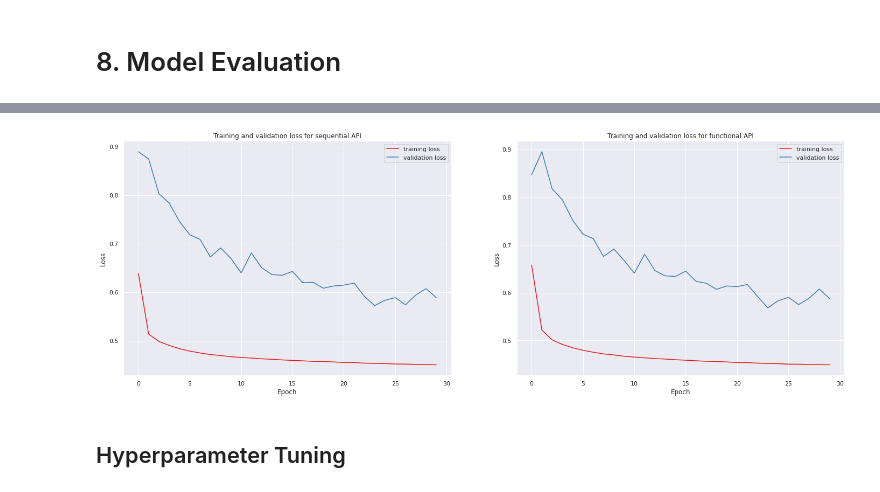
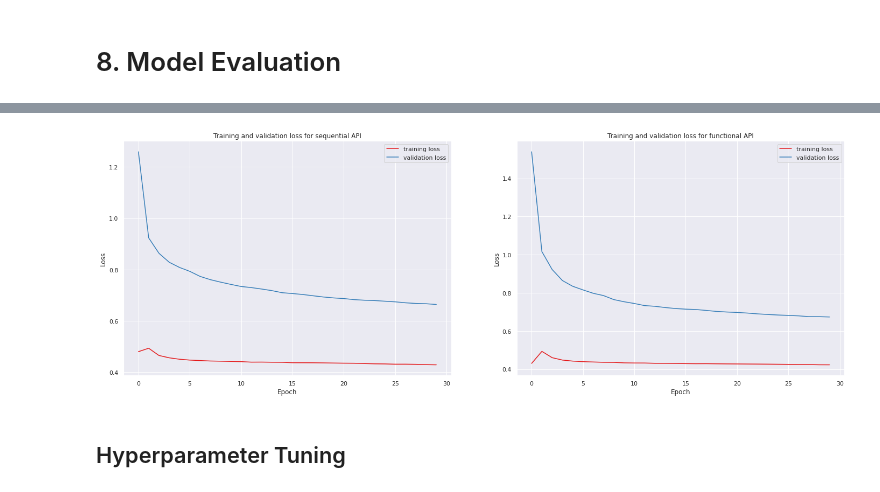
Before and after one commit to NikkiSatmaka/sticky-customers-operation, a Jupyter notebook: h8dsft_Milestone1P2_nikki_satmaka.ipynb, the cells around one changed output, grey strips where cells are left out. Saved outputs shown, nothing was run; the diff lists cells and outputs as text; code cells hidden in the pictures.

Commit message:
now uses validation data

```diff
--- a/h8dsft_Milestone1P2_nikki_satmaka.ipynb
+++ b/h8dsft_Milestone1P2_nikki_satmaka.ipynb
@@ -1098,9 +1166,8 @@ Preprocessing is finished
 # %%
 # declare keras model using Sequential API
 model_seq = keras.Sequential([
-    keras.layers.Dense(units=9, input_shape=X_train_final.shape[1:], activation='relu', kernel_initializer=keras.initializers.RandomNormal(mean=0.0, stddev=0.05, seed=42)),
-    keras.layers.Dense(units=6, activation='relu', kernel_initializer=keras.initializers.RandomNormal(mean=0.0, stddev=0.05, seed=42)),
-    keras.layers.Dense(units=3, activation='relu', kernel_initializer=keras.initializers.RandomNormal(mean=0.0, stddev=0.05, seed=42)),
+    keras.layers.Dense(units=8, input_shape=X_train_final.shape[1:], activation='relu'),
+    keras.layers.Dense(units=4, activation='relu'),
     keras.layers.Dense(units=1, activation='sigmoid'),
 ])
 
@@ -1139,10 +1201,9 @@ _________________________________________________________________
 # %%
 # declare keras model using functional API
 input_ = keras.layers.Input(shape=X_train_final.shape[1:])
-hidden_1 = keras.layers.Dense(units=9, activation='relu', kernel_initializer=keras.initializers.RandomNormal(mean=0.0, stddev=0.05, seed=42))(input_)
-hidden_2 = keras.layers.Dense(units=6, activation='relu', kernel_initializer=keras.initializers.RandomNormal(mean=0.0, stddev=0.05, seed=42))(hidden_1)
-hidden_3 = keras.layers.Dense(units=3, activation='relu', kernel_initializer=keras.initializers.RandomNormal(mean=0.0, stddev=0.05, seed=42))(hidden_2)
-output = keras.layers.Dense(units=1, activation='sigmoid')(hidden_3)
+hidden_1 = keras.layers.Dense(units=8, activation='relu')(input_)
+hidden_2 = keras.layers.Dense(units=4, activation='relu')(hidden_1)
+output = keras.layers.Dense(units=1, activation='sigmoid')(hidden_2)
 model_func = keras.Model(inputs=input_, outputs=output)
 
 # compile model
@@ -1181,9 +1240,9 @@ _________________________________________________________________
 
 # train model with sequential API
 history_seq = model_seq.fit(
-    X_train_final, y_train_final,
+    train_dataset,
     epochs=30,
-    validation_split=0.2,
+    validation_data=valid_dataset,
     verbose=0
 )
 # %% [output]
@@ -1194,9 +1253,9 @@ Wall time: 8.69 s
 
 # train model with functional API
 history_func = model_func.fit(
-    X_train_final, y_train_final,
+    train_dataset,
     epochs=30,
-    validation_split=0.2,
+    validation_data=valid_dataset,
     verbose=0
 )
 # %% [output]
@@ -1219,27 +1278,36 @@ model_func.evaluate(X_test_final, y_test_final)
 # %%
 plt.figure(figsize=(24, 8))
 
 # plot the training and validation loss for each epoch for sequential API
 plt.subplot(1, 2, 1)
+
+def plot(history):
+    plt.plot(history.history['loss'], label='training loss')
+    plt.plot(history.history['val_loss'], label='validation loss')
+    plt.legend()
+    plt.title('Loss')
+    plt.xlabel('Epoch')
+    plt.ylabel('Loss')
+
 plt.plot(history_seq.history['loss'], label='training loss')
 plt.plot(history_seq.history['val_loss'], label='validation loss')
 plt.title('Training and validation loss for sequential API')
 plt.xlabel('Epoch')
 plt.ylabel('Loss')
 plt.legend()
 
 # plot the training and validation loss for each epoch for functional API
 plt.subplot(1, 2, 2)
 plt.plot(history_func.history['loss'], label='training loss')
 plt.plot(history_func.history['val_loss'], label='validation loss')
 plt.title('Training and validation loss for functional API')
 plt.xlabel('Epoch')
 plt.ylabel('Loss')
 
 plt.legend()
 plt.show()
 # %% [output]
-[figure, old version]
+[figure, new version]
 # %% [markdown]
 ## Hyperparameter Tuning
 # %% [markdown]
```
Also changed, not shown: parts of 69 cells of this notebook.
